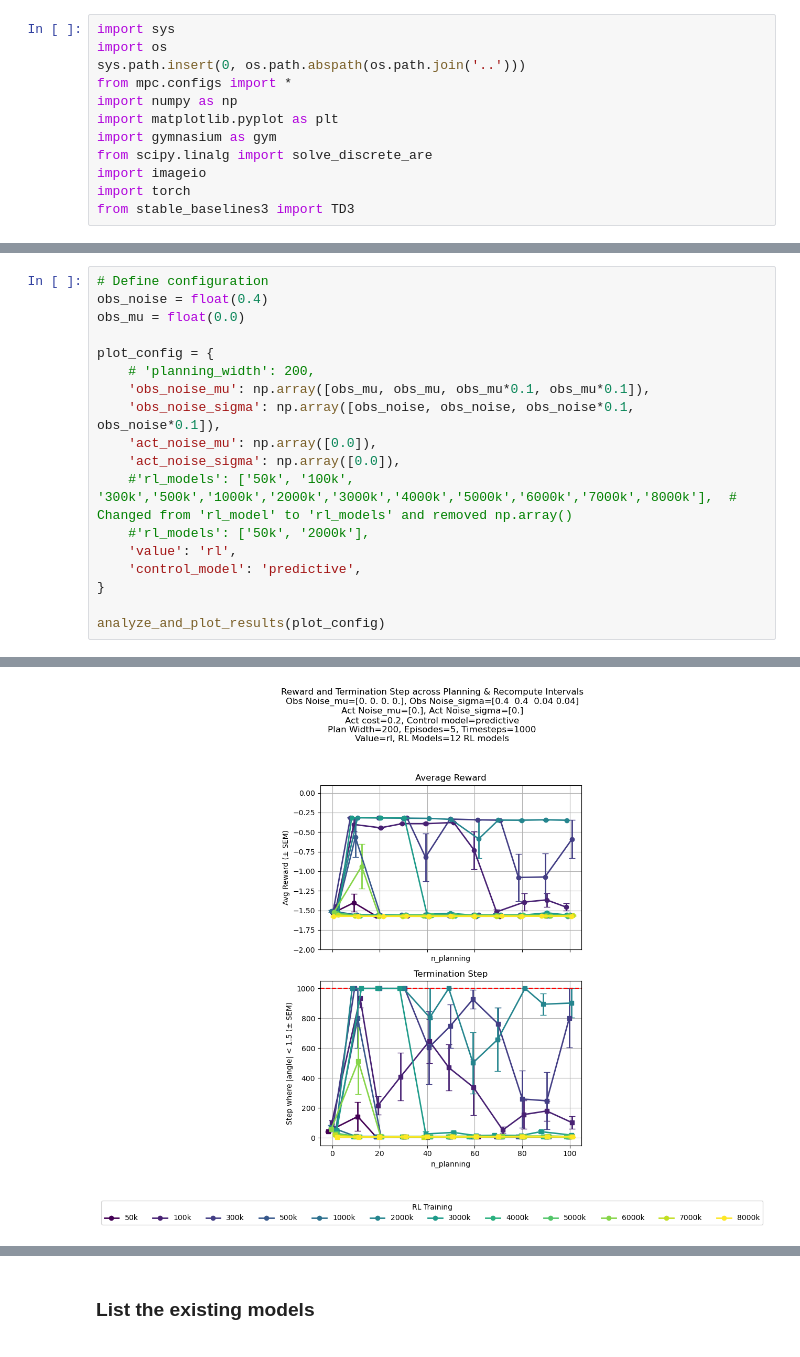
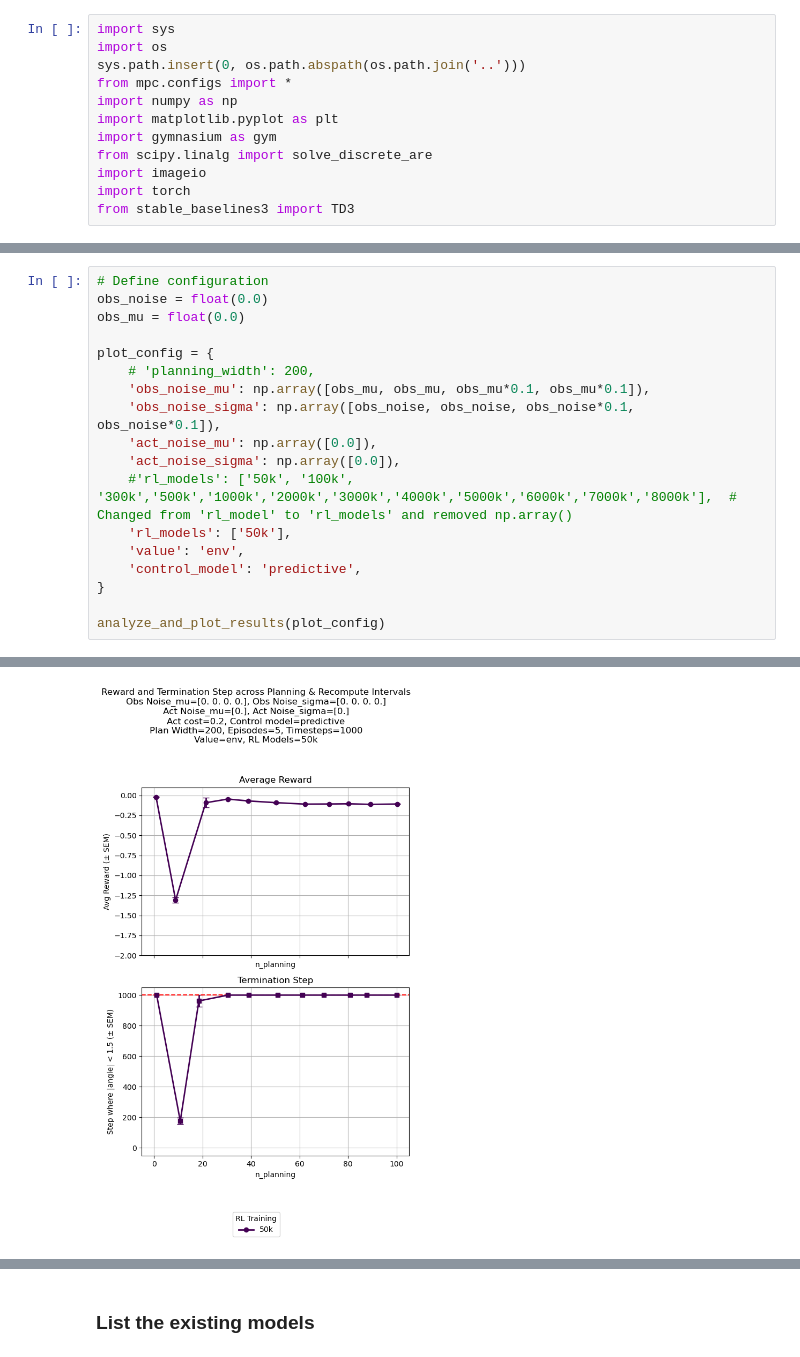
Before and after one commit to jtbuch/mpc_dojo, a Jupyter notebook: cartpole/notebooks/MujocoCartpoleSimulations.ipynb, the cells around one changed output, grey strips where cells are left out. Saved outputs shown, nothing was run; the diff lists cells and outputs as text.

```diff
--- a/cartpole/notebooks/MujocoCartpoleSimulations.ipynb
+++ b/cartpole/notebooks/MujocoCartpoleSimulations.ipynb
@@ -88,6 +88,6 @@ plt.show()
 # %%
 # Define configuration
-obs_noise = float(0.4)
+obs_noise = float(0.0)
 obs_mu = float(0.0)
 
 plot_config = {
@@ -97,8 +97,8 @@ plot_config = {
     'act_noise_mu': np.array([0.0]),
     'act_noise_sigma': np.array([0.0]),
     #'rl_models': ['50k', '100k', '300k','500k','1000k','2000k','3000k','4000k','5000k','6000k','7000k','8000k'],  # Changed from 'rl_model' to 'rl_models' and removed np.array()
-    #'rl_models': ['50k', '2000k'],
-    'value': 'rl',
+    'rl_models': ['50k'],
+    'value': 'env',
     'control_model': 'predictive',
 }
 
@@ -141 +141 @@ Loaded model from ../results/models/model_interval1_planning90_obsnoise0.4_obsmu
-[figure, old version]
+[figure, new version]
```
Also changed, not shown: parts of 4 cells of this notebook, 3 other files.
